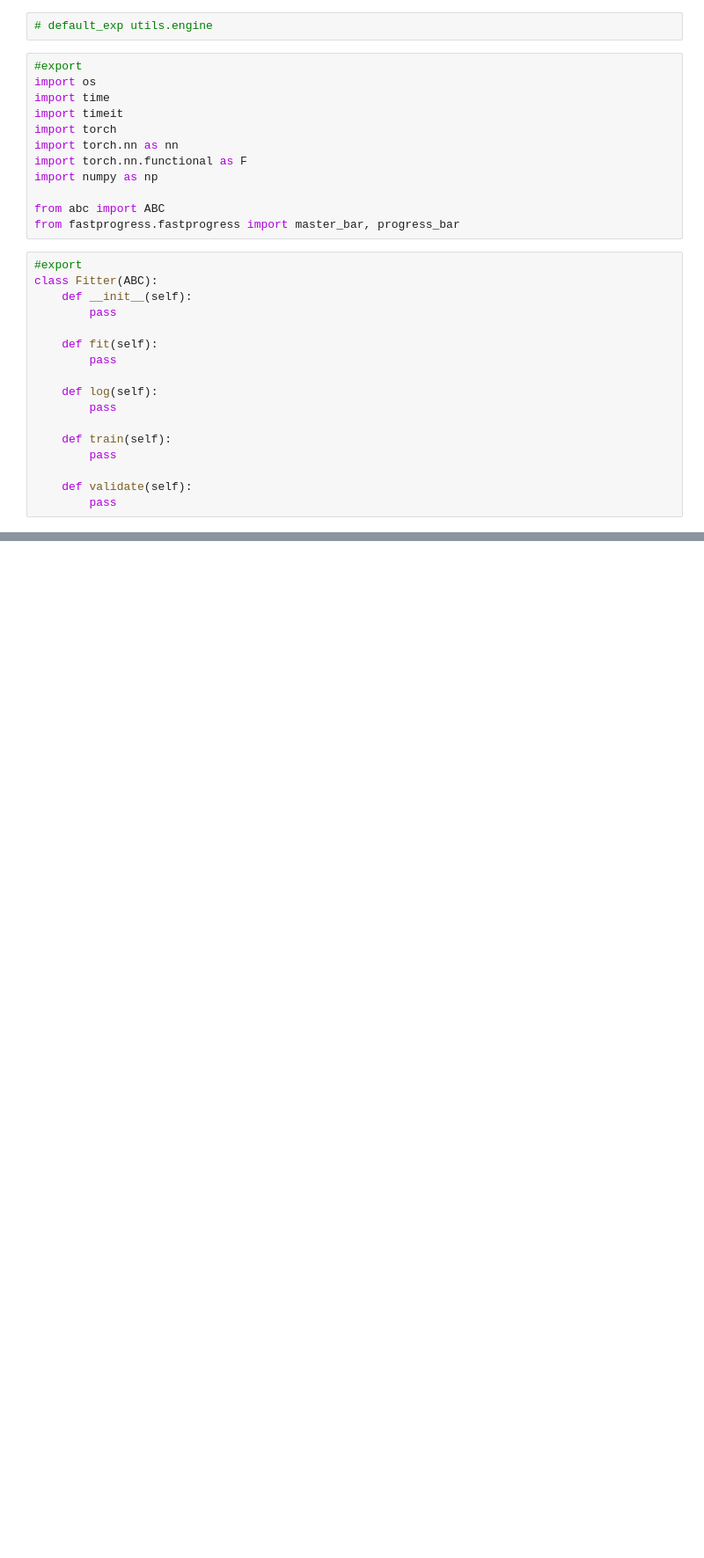
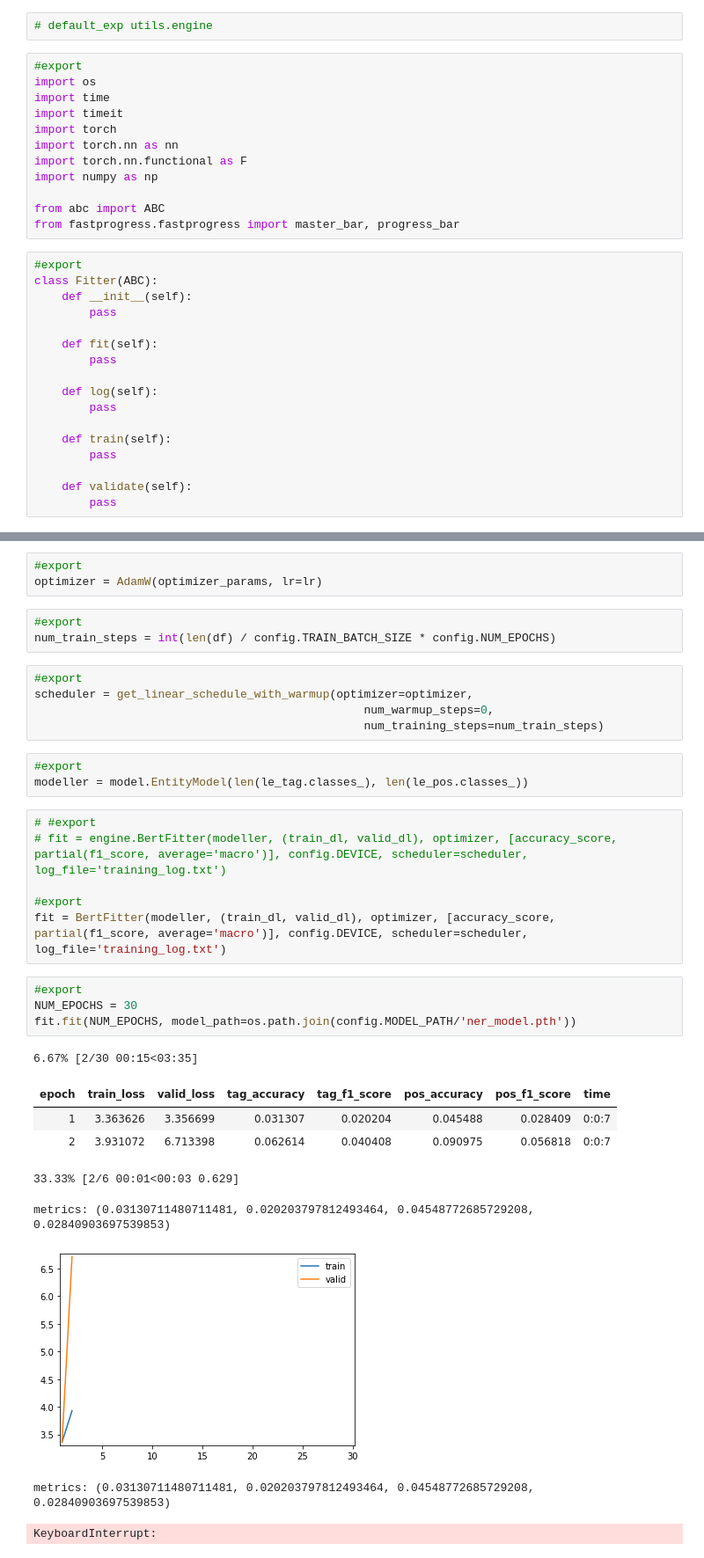
Before and after one commit to tezike/Bert4NER, a Jupyter notebook: nbs/utils.engine.ipynb, the cells around one changed output, grey strips where cells are left out. Shown at 88% size. Cells and saved outputs as stored; diff of their text form; blank space fills up the shorter version.

```diff
--- a/nbs/utils.engine.ipynb
+++ b/nbs/utils.engine.ipynb
@@ -207,0 +382,34 @@ class BertFitter(Fitter):
+# %%
+#export
+optimizer = AdamW(optimizer_params, lr=lr)
+# %%
+#export
+num_train_steps = int(len(df) / config.TRAIN_BATCH_SIZE * config.NUM_EPOCHS)
+# %%
+#export
+scheduler = get_linear_schedule_with_warmup(optimizer=optimizer,
+                                                num_warmup_steps=0,
+                                                num_training_steps=num_train_steps)
+# %%
+#export
+modeller = model.EntityModel(len(le_tag.classes_), len(le_pos.classes_))
+# %%
+# #export
+# fit = engine.BertFitter(modeller, (train_dl, valid_dl), optimizer, [accuracy_score, partial(f1_score, average='macro')], config.DEVICE, scheduler=scheduler, log_file='training_log.txt')
+
+#export
+fit = BertFitter(modeller, (train_dl, valid_dl), optimizer, [accuracy_score, partial(f1_score, average='macro')], config.DEVICE, scheduler=scheduler, log_file='training_log.txt')
+# %%
+#export
+NUM_EPOCHS = 30
+fit.fit(NUM_EPOCHS, model_path=os.path.join(config.MODEL_PATH/'ner_model.pth'))
+# %% [output]
+6.67% [2/30 00:15<03:35]
+| epoch | train_loss | valid_loss | tag_accuracy | tag_f1_score | pos_accuracy | pos_f1_score | time |
+| 1 | 3.363626 | 3.356699 | 0.031307 | 0.020204 | 0.045488 | 0.028409 | 0:0:7 |
+| 2 | 3.931072 | 6.713398 | 0.062614 | 0.040408 | 0.090975 | 0.056818 | 0:0:7 |
+33.33% [2/6 00:01<00:03 0.629]
+metrics: (0.03130711480711481, 0.020203797812493464, 0.04548772685729208, 0.02840903697539853)
+[figure, added]
+metrics: (0.03130711480711481, 0.020203797812493464, 0.04548772685729208, 0.02840903697539853)
+KeyboardInterrupt:
```
Also changed, not shown: parts of 31 cells of this notebook, 4 other files.
